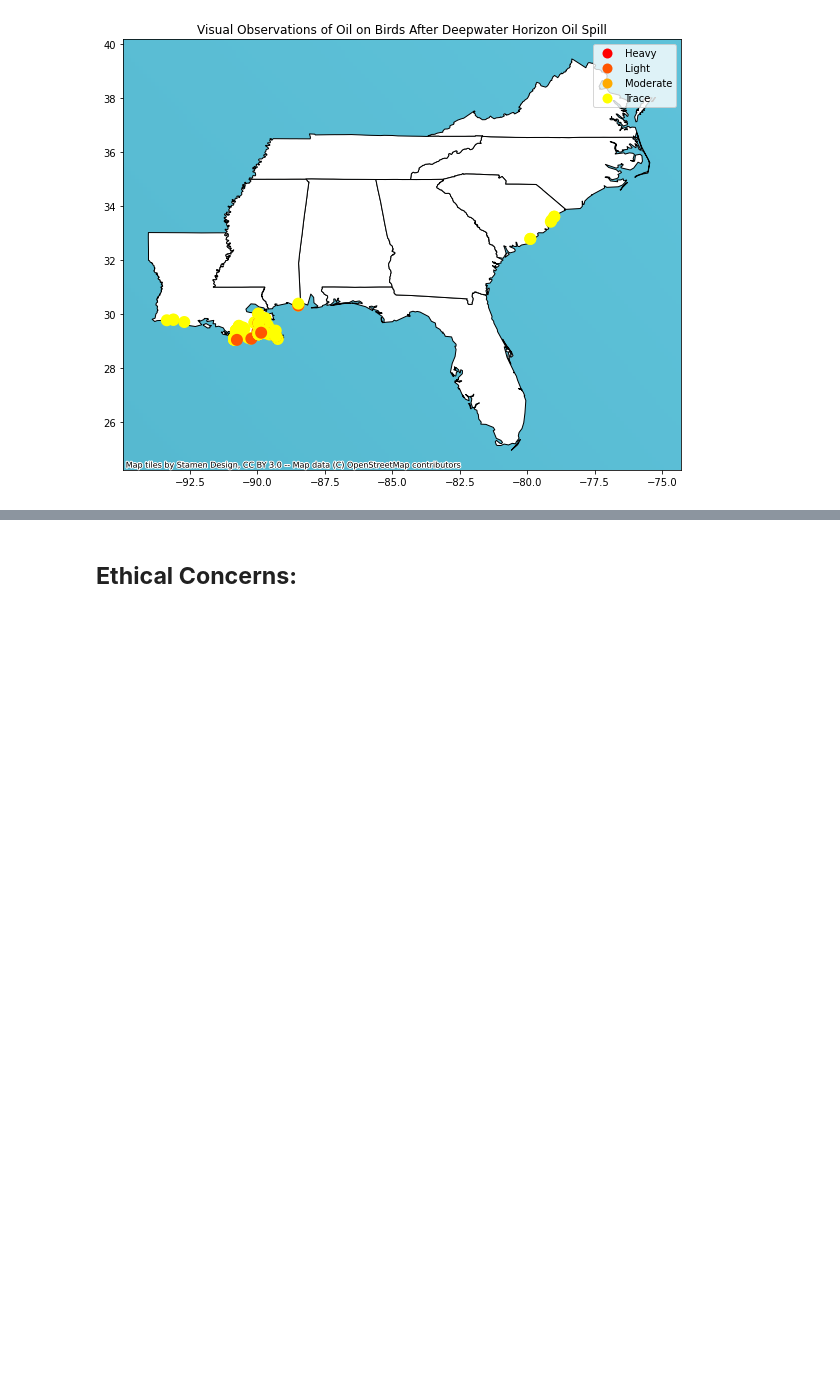
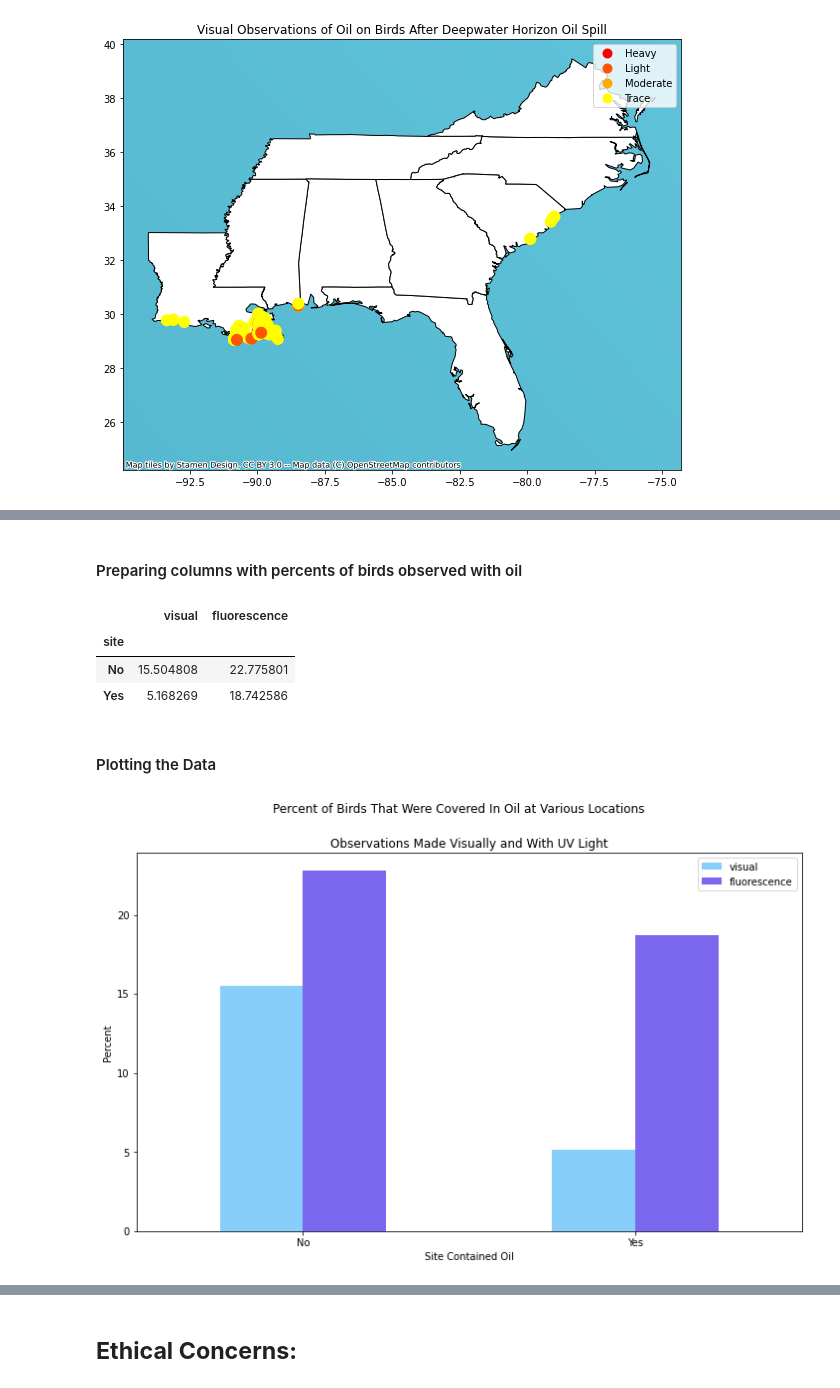
Before and after one commit to gbugieda/final-367-datascience, a Jupyter notebook: Final.ipynb, the cells around one changed output, grey strips where cells are left out. Saved outputs shown, nothing was run; the diff lists cells and outputs as text; code cells hidden in the pictures; blank space fills up the shorter version.

Commit message:
added code/visual on % birds observed with oil

```diff
--- a/Final.ipynb
+++ b/Final.ipynb
@@ -86,0 +93,12 @@ With this map visualization, it can be seen that the oil from the Deepwater Hori
+# %%
+siteEffects =  bird_health_df[['Site Oiling', 'Visual Oiling', 'Fluorescence Assessment']]
+siteEffects.rename(columns={'Visual Oiling':'visual', 'Fluorescence Assessment': 'fluorescence','Site Oiling':'site'},inplace=True)
+# Eliminating any rows where the oil at the site wasn't assessed
+siteEffects = siteEffects[siteEffects['site'] != 'No recorded assessment of oiling at site.']
+
+# Shortening words in columns
+siteEffects['site'] = siteEffects['site'].apply(lambda x: x.split(' ')[0])
+siteEffects['visual'] = siteEffects['visual'].apply(lambda x: x.split(' ')[0])
+siteEffects['fluorescence'] = siteEffects['fluorescence'].apply(lambda x: x.split(' ')[0])
+
+siteEffects.head()
@@ -86,0 +112,18 @@ With this map visualization, it can be seen that the oil from the Deepwater Hori
+# %%
+# Numbering oiling and flurescence
+# Calculating how many sites were not assesed for each observation to later subtract
+noAssessmentVisual = (siteEffects['visual'] == 'Not').sum()
+noAssessmentFluorescent = (siteEffects['fluorescence'] == 'Not').sum()
+countVisual = siteEffects['visual'].count()
+countFluorescent =siteEffects['fluorescence'].count()
+
+# Dictionaries to change strings to numbers to accurately calculate percents
+oilNums = {'No':0.0, 'Not':0.0, 'Trace':1.0, 'Light':1.0, 'Moderate':1.0,'Heavy':1.0}
+siteCheck = {'Oiling':'Yes', 'No': 'No'}
+
+# Turning strings into numbers (or for site column, yes or no)
+siteEffects.visual = [oilNums[item] for item in siteEffects.visual]
+siteEffects.fluorescence = [oilNums[item] for item in siteEffects.fluorescence]
+siteEffects.site = [siteCheck[item] for item in siteEffects.site]
+
+siteEffects.head()
@@ -86,0 +137,24 @@ With this map visualization, it can be seen that the oil from the Deepwater Hori
+# %% [markdown]
+#### Preparing columns with percents of birds observed with oil
+# %%
+siteEffects = siteEffects.groupby('site').agg({'visual':'sum','fluorescence':'sum'})
+siteEffects['visual'] = siteEffects['visual'].apply(lambda x: (x/(countVisual - noAssessmentVisual) * 100))
+siteEffects['fluorescence']= siteEffects['fluorescence'].apply(lambda x: (x/(countFluorescent - noAssessmentFluorescent) * 100))
+siteEffects.head()
+# %% [output]
+|  | visual | fluorescence |
+| site |  |  |
+| No | 15.504808 | 22.775801 |
+| Yes | 5.168269 | 18.742586 |
+# %% [markdown]
+#### Plotting the Data
+# %%
+siteEffects.plot.bar(rot=0,color={'visual':'lightskyblue','fluorescence':'mediumslateblue'},figsize=(12,7))
+plt.suptitle("Percent of Birds That Were Covered In Oil at Various Locations")
+plt.title("Observations Made Visually and With UV Light")
+plt.xlabel("Site Contained Oil")
+plt.ylabel("Percent")
+#plt.figure(figsize=(20,20))
+plt.show()
+# %% [output]
+[figure, added]
```
Also changed, not shown: parts of 11 cells of this notebook, 1 other file.
